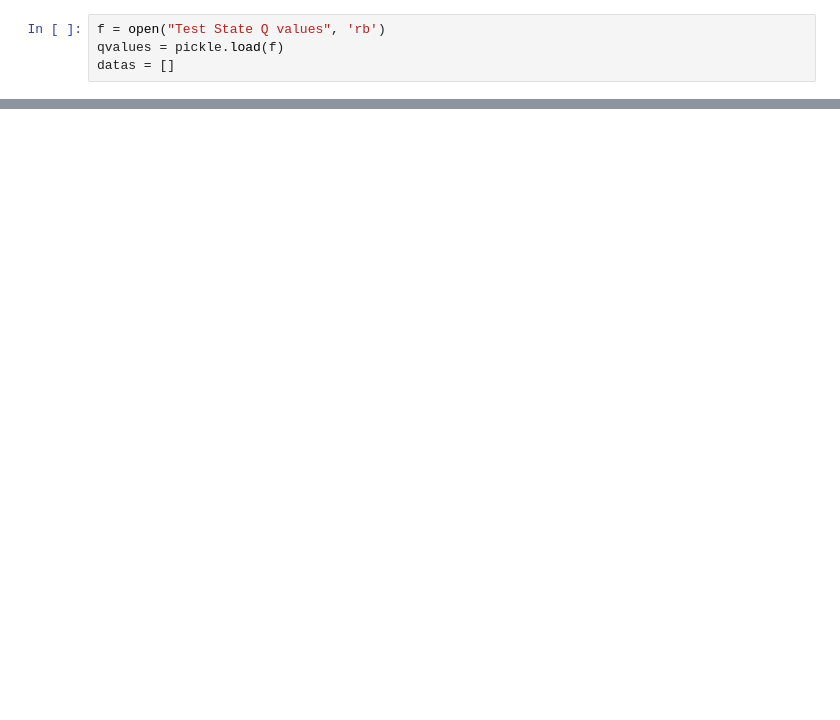
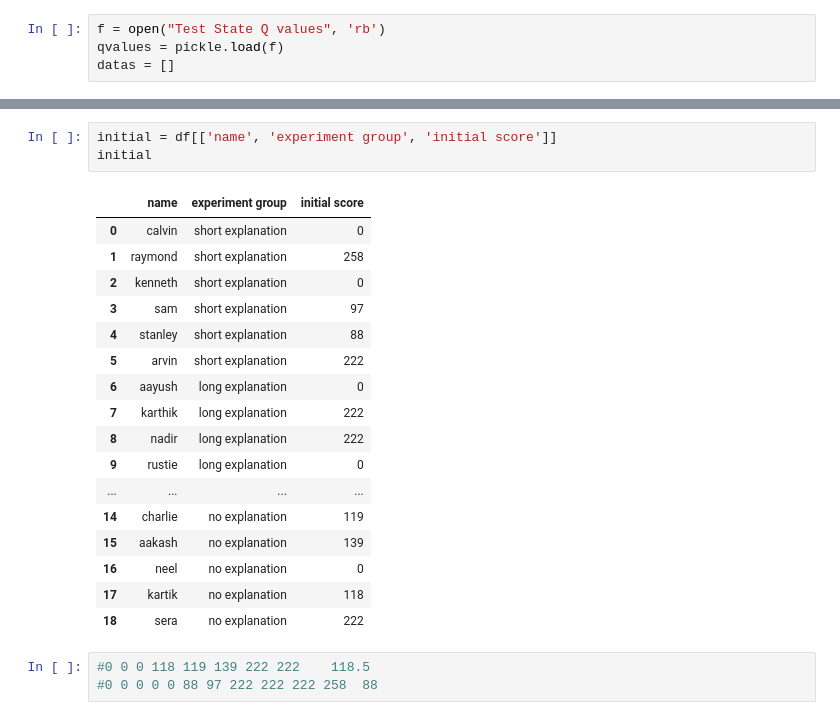
Before and after one commit to shermanluo/Connect4Agents, a Jupyter notebook: DivingGame/Analyze Data.ipynb, the cells around one changed output, grey strips where cells are left out. Saved outputs shown, nothing was run; the diff lists cells and outputs as text; blank space fills up the shorter version.

```diff
--- a/DivingGame/Analyze Data.ipynb
+++ b/DivingGame/Analyze Data.ipynb
@@ -122,0 +167,24 @@ df
+# %%
+initial = df[['name', 'experiment group', 'initial score']]
+initial
+# %% [output]
+|  | name | experiment group | initial score |
+| 0 | calvin | short explanation | 0 |
+| 1 | raymond | short explanation | 258 |
+| 2 | kenneth | short explanation | 0 |
+| 3 | sam | short explanation | 97 |
+| 4 | stanley | short explanation | 88 |
+| 5 | arvin | short explanation | 222 |
+| 6 | aayush | long explanation | 0 |
+| 7 | karthik | long explanation | 222 |
+| 8 | nadir | long explanation | 222 |
+| 9 | rustie | long explanation | 0 |
+| ... | ... | ... | ... |
+| 14 | charlie | no explanation | 119 |
+| 15 | aakash | no explanation | 139 |
+| 16 | neel | no explanation | 0 |
+| 17 | kartik | no explanation | 118 |
+| 18 | sera | no explanation | 222 |
+# %%
+#0 0 0 118 119 139 222 222    118.5
+#0 0 0 0 0 88 97 222 222 222 258  88
```
Also changed, not shown: parts of 25 cells of this notebook, 17 other files.
